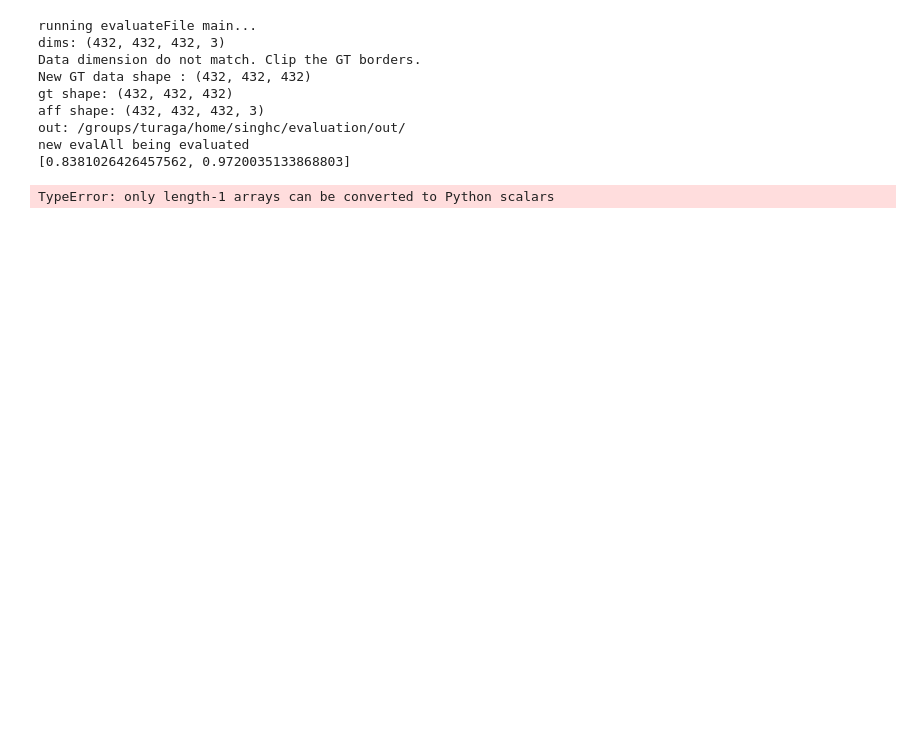
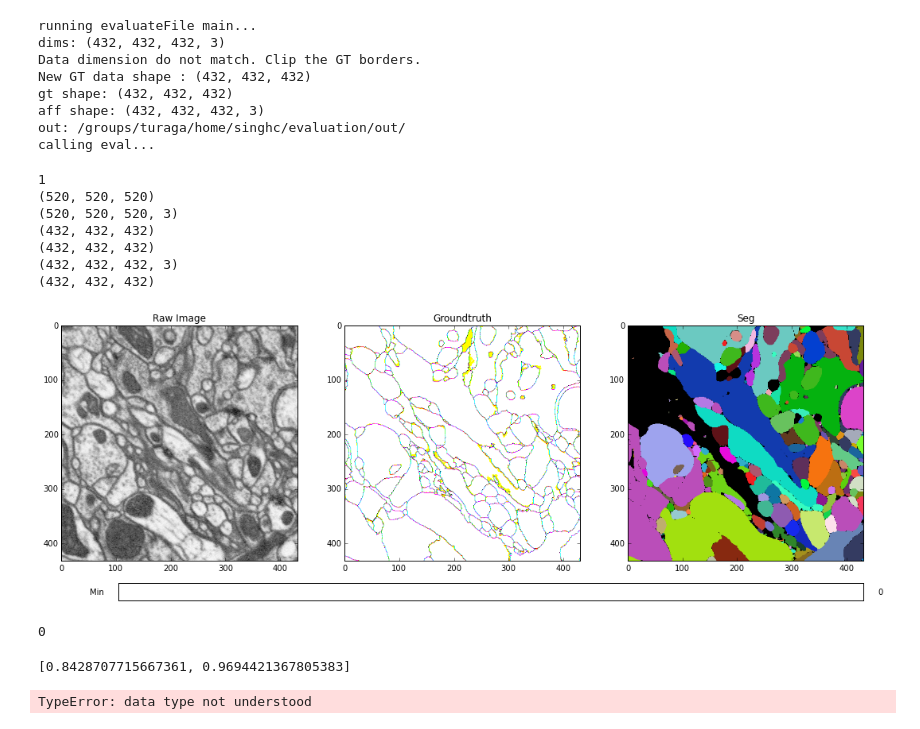
Before and after one commit to csinva/conv-net-scripts, a Jupyter notebook: test_new_setup.ipynb, the cells around one changed output. Cells and saved outputs as stored; diff of their text form; code cells hidden in the pictures; blank space fills up the shorter version.

```diff
--- a/test_new_setup.ipynb
+++ b/test_new_setup.ipynb
@@ -48,14 +50,12 @@ def evaluateFile(args):
     m = zwatershed_and_metrics_h5(gt,aff,threshes,save_threshes)
     return m
 # %%
-
-m = {}
 print "running evaluateFile main..."
 hdf5_gt_file = '/groups/turaga/home/turagas/data/FlyEM/fibsem_medulla_7col/tstvol-520-1-h5/groundtruth_seg_thick.h5'
 #hdf5_aff_file = '/groups/turaga/home/turagas/data/FlyEM/fibsem_medulla_7col/tstvol-520-1-h5/groundtruth_aff.h5'
 #hdf5_pred_file = '/tier2/turaga/singhc/output_10000/tstvol-1_5.h5'
 
-threshes = [i*2000 for i in range(1,6)]+[i*20000 for i in range(2,16)] # 100...1,000...100,000
+threshes = [2000] # for i in range(1,6)]+[i*20000 for i in range(2,16)] # 100...1,000...100,000
 funcs = ['square'] # ['linear','square','threshold','watershed','lowhigh']
 out = '/groups/turaga/home/singhc/evaluation/out/'
 iters = [10000]
@@ -71,9 +71,7 @@ New GT data shape : (432, 432, 432)
 gt shape: (432, 432, 432)
 aff shape: (432, 432, 432, 3)
 out: /groups/turaga/home/singhc/evaluation/out/
-new evalAll being evaluated
-[0.8381026426457562, 0.9720035133868803]
+calling eval...
-TypeError: only length-1 arrays can be converted to Python scalars
 # %%
 %matplotlib inline
 import os
@@ -101,19 +99,40 @@ label_set = np.transpose(label_set,(1,2,3,0))
 # %%
 # loading h5
 '''
 hdf5_seg_file = '/groups/turaga/home/turagas/data/FlyEM/fibsem_medulla_7col/tstvol-520-2-h5/groundtruth_seg_thick.h5'
 hdf5_seg = h5py.File(hdf5_seg_file, 'r')
 seg = np.asarray(hdf5_seg['main'],dtype='uint32')
 '''
-seg = m['seg']
+print len(m[0])
+seg = m[0][0]
 print im.shape
 print label_set.shape
 print seg.shape
 im,label_set=trim(im,label_set,seg)
 print im.shape
 print label_set.shape
 print seg.shape
 display_seg(im, label_set, seg, im_size=label_set.shape[0], im2_size=seg.shape[0])
+# %% [output]
+1
+(520, 520, 520)
+(520, 520, 520, 3)
+(432, 432, 432)
+(432, 432, 432)
+(432, 432, 432, 3)
+(432, 432, 432)
+[figure, added]
 # %%
 import sys
 sys.modules.clear(  )
+# %%
+i
+# %% [output]
+0
+# %%
+print m[1]
+x = np.array(3,2)
+x[0,:] = m[1]
+# %% [output]
+[0.8428707715667361, 0.9694421367805383]
+TypeError: data type not understood
```
Also changed, not shown: parts of 1 cell of this notebook, 8 other files.
